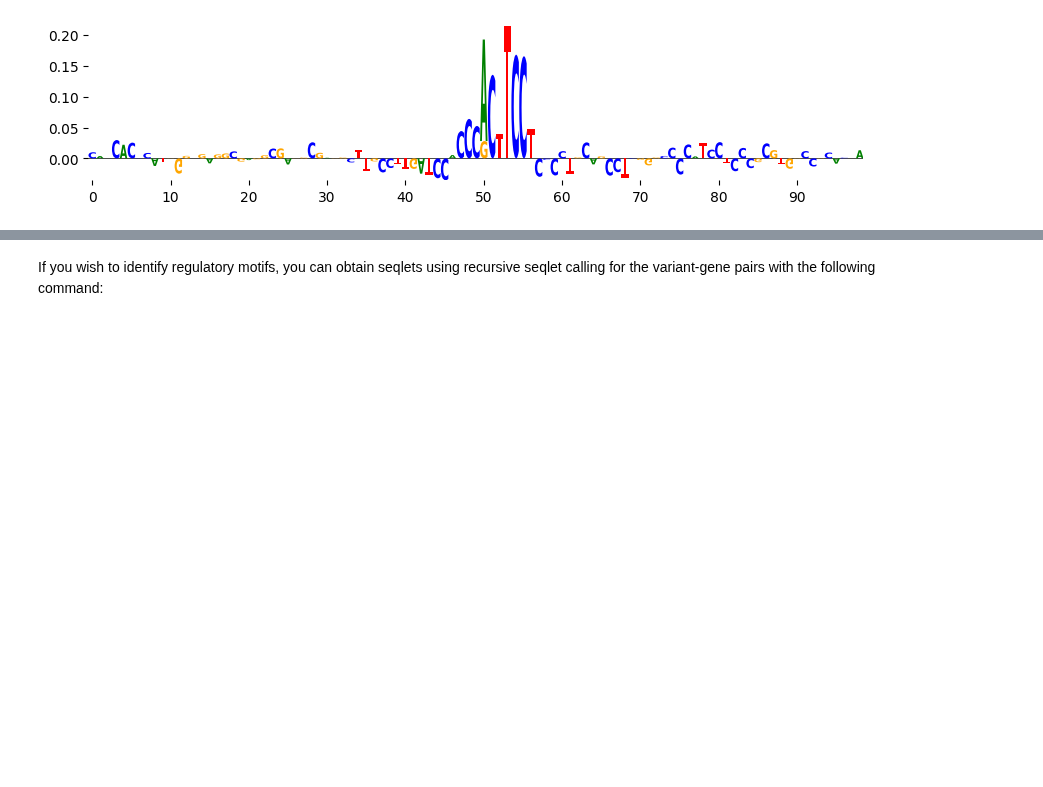
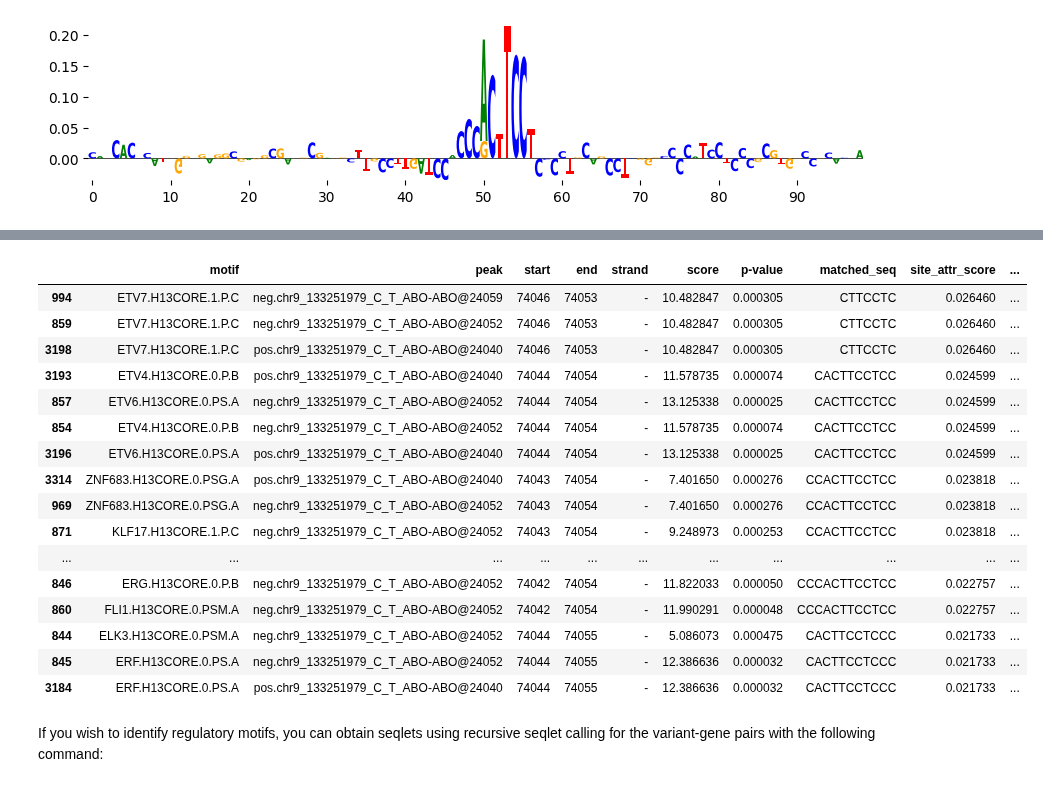
Before and after one commit to Genentech/decima, a Jupyter notebook: docs/tutorials/6-variant-effect-attribution.ipynb, the cells around one changed output, grey strips where cells are left out. Saved outputs shown, nothing was run; the diff lists cells and outputs as text; code cells hidden in the pictures; blank space fills up the shorter version.

```diff
--- a/docs/tutorials/6-variant-effect-attribution.ipynb
+++ b/docs/tutorials/6-variant-effect-attribution.ipynb
@@ -173,7 +174,8 @@ attribution_alt.plot_seqlogo(relative_loc=24045)
 <logomaker.src.Logo.Logo at 0x...>
 [figure]
 # %%
-(attribution_alt - attribution_ref).plot_seqlogo(relative_loc=24045)
+attribution_diff = attribution_alt - attribution_ref
+attribution_diff.plot_seqlogo(relative_loc=24045)
 # %% [output]
 <logomaker.src.Logo.Logo at 0x...>
 [figure]
@@ -180,3 +198,23 @@ attribution_alt.plot_seqlogo(relative_loc=24045)
+# %%
+attribution_diff.scan_motifs().sort_values("site_attr_score", ascending=False).head(20)
+# %% [output]
+|  | motif | peak | start | end | strand | score | p-value | matched_seq | site_attr_score | ... |
+| 994 | ETV7.H13CORE.1.P.C | neg.chr9_133251979_C_T_ABO-ABO@24059 | 74046 | 74053 | - | 10.482847 | 0.000305 | CTTCCTC | 0.026460 | ... |
+| 859 | ETV7.H13CORE.1.P.C | neg.chr9_133251979_C_T_ABO-ABO@24052 | 74046 | 74053 | - | 10.482847 | 0.000305 | CTTCCTC | 0.026460 | ... |
+| 3198 | ETV7.H13CORE.1.P.C | pos.chr9_133251979_C_T_ABO-ABO@24040 | 74046 | 74053 | - | 10.482847 | 0.000305 | CTTCCTC | 0.026460 | ... |
+| 3193 | ETV4.H13CORE.0.P.B | pos.chr9_133251979_C_T_ABO-ABO@24040 | 74044 | 74054 | - | 11.578735 | 0.000074 | CACTTCCTCC | 0.024599 | ... |
+| 857 | ETV6.H13CORE.0.PS.A | neg.chr9_133251979_C_T_ABO-ABO@24052 | 74044 | 74054 | - | 13.125338 | 0.000025 | CACTTCCTCC | 0.024599 | ... |
+| 854 | ETV4.H13CORE.0.P.B | neg.chr9_133251979_C_T_ABO-ABO@24052 | 74044 | 74054 | - | 11.578735 | 0.000074 | CACTTCCTCC | 0.024599 | ... |
+| 3196 | ETV6.H13CORE.0.PS.A | pos.chr9_133251979_C_T_ABO-ABO@24040 | 74044 | 74054 | - | 13.125338 | 0.000025 | CACTTCCTCC | 0.024599 | ... |
+| 3314 | ZNF683.H13CORE.0.PSG.A | pos.chr9_133251979_C_T_ABO-ABO@24040 | 74043 | 74054 | - | 7.401650 | 0.000276 | CCACTTCCTCC | 0.023818 | ... |
+| 969 | ZNF683.H13CORE.0.PSG.A | neg.chr9_133251979_C_T_ABO-ABO@24052 | 74043 | 74054 | - | 7.401650 | 0.000276 | CCACTTCCTCC | 0.023818 | ... |
+| 871 | KLF17.H13CORE.1.P.C | neg.chr9_133251979_C_T_ABO-ABO@24052 | 74043 | 74054 | - | 9.248973 | 0.000253 | CCACTTCCTCC | 0.023818 | ... |
+| ... | ... | ... | ... | ... | ... | ... | ... | ... | ... | ... |
+| 846 | ERG.H13CORE.0.P.B | neg.chr9_133251979_C_T_ABO-ABO@24052 | 74042 | 74054 | - | 11.822033 | 0.000050 | CCCACTTCCTCC | 0.022757 | ... |
+| 860 | FLI1.H13CORE.0.PSM.A | neg.chr9_133251979_C_T_ABO-ABO@24052 | 74042 | 74054 | - | 11.990291 | 0.000048 | CCCACTTCCTCC | 0.022757 | ... |
+| 844 | ELK3.H13CORE.0.PSM.A | neg.chr9_133251979_C_T_ABO-ABO@24052 | 74044 | 74055 | - | 5.086073 | 0.000475 | CACTTCCTCCC | 0.021733 | ... |
+| 845 | ERF.H13CORE.0.PS.A | neg.chr9_133251979_C_T_ABO-ABO@24052 | 74044 | 74055 | - | 12.386636 | 0.000032 | CACTTCCTCCC | 0.021733 | ... |
+| 3184 | ERF.H13CORE.0.PS.A | pos.chr9_133251979_C_T_ABO-ABO@24040 | 74044 | 74055 | - | 12.386636 | 0.000032 | CACTTCCTCCC | 0.021733 | ... |
 # %% [markdown]
 If you wish to identify regulatory motifs, you can obtain seqlets using recursive seqlet calling for the variant-gene pairs with the following command:
 # %%
```
Also changed, not shown: parts of 9 cells of this notebook, 3 other files.
